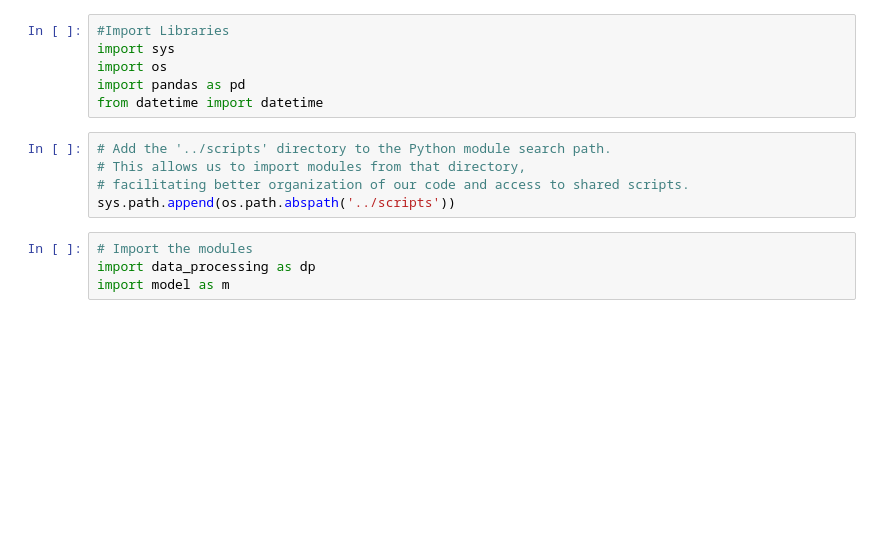
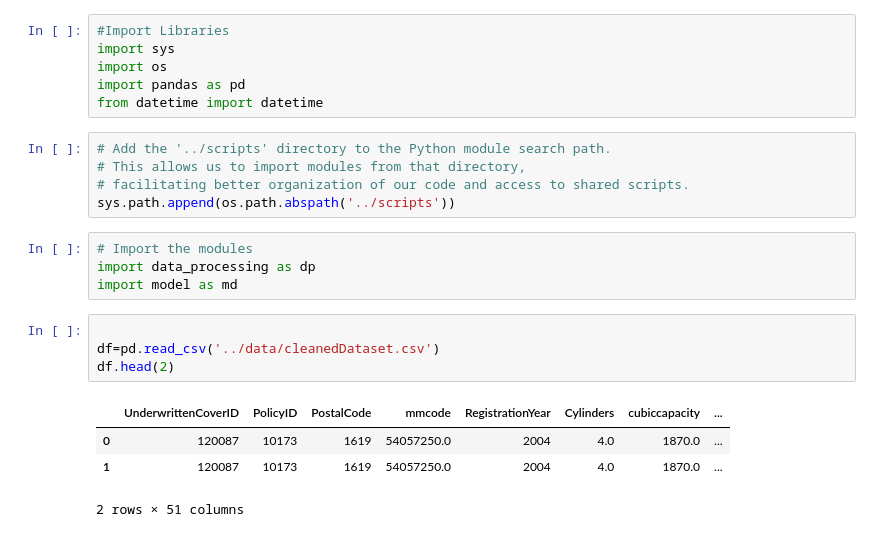
Before and after one commit to Temesgenasmamaw/Week_03, a Jupyter notebook: notebooks/ml_models.ipynb, the cells around one changed output. Cells and saved outputs as stored; diff of their text form; blank space fills up the shorter version.

Commit message:
model building

```diff
--- a/notebooks/ml_models.ipynb
+++ b/notebooks/ml_models.ipynb
@@ -12,4 +12,13 @@ sys.path.append(os.path.abspath('../scripts'))
 # %%
 # Import the modules
 import data_processing as dp
-import model as m
+import model as md
+# %%
+
+df=pd.read_csv('../data/cleanedDataset.csv')
+df.head(2)
+# %% [output]
+|  | UnderwrittenCoverID | PolicyID | PostalCode | mmcode | RegistrationYear | Cylinders | cubiccapacity | ... |
+| 0 | 120087 | 10173 | 1619 | 54057250.0 | 2004 | 4.0 | 1870.0 | ... |
+| 1 | 120087 | 10173 | 1619 | 54057250.0 | 2004 | 4.0 | 1870.0 | ... |
+2 rows × 51 columns
```
Also changed, not shown: parts of 13 cells of this notebook, 1 other file.
